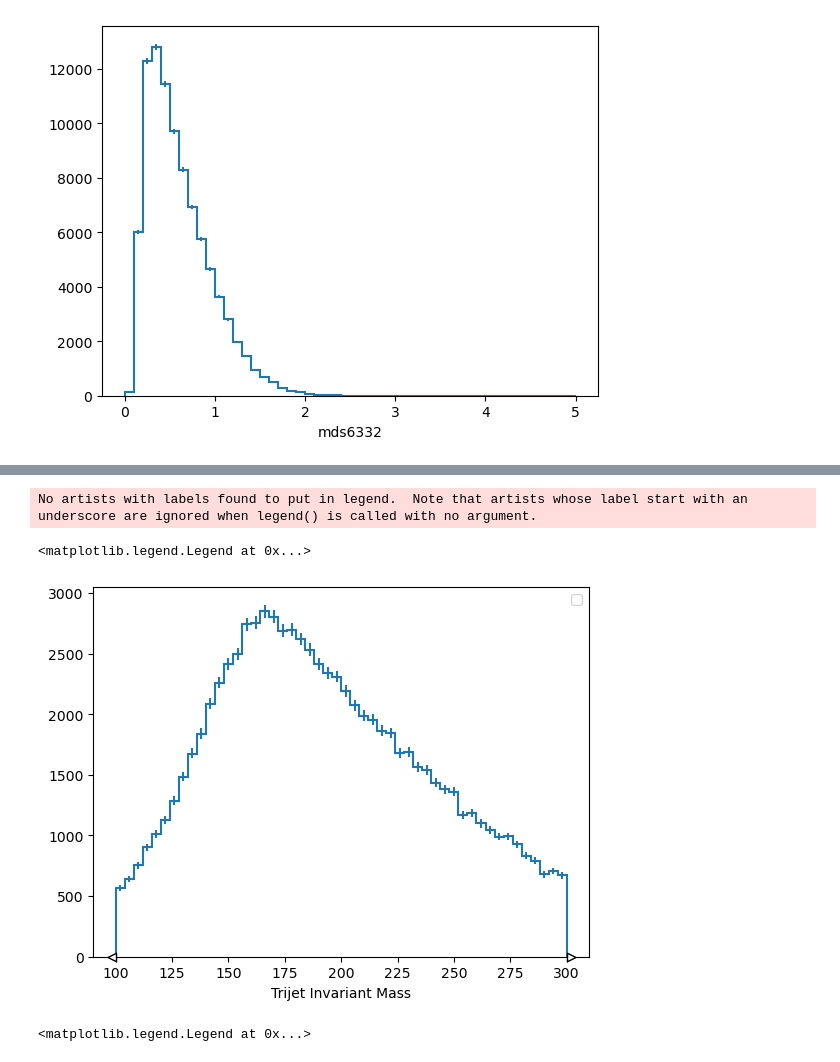
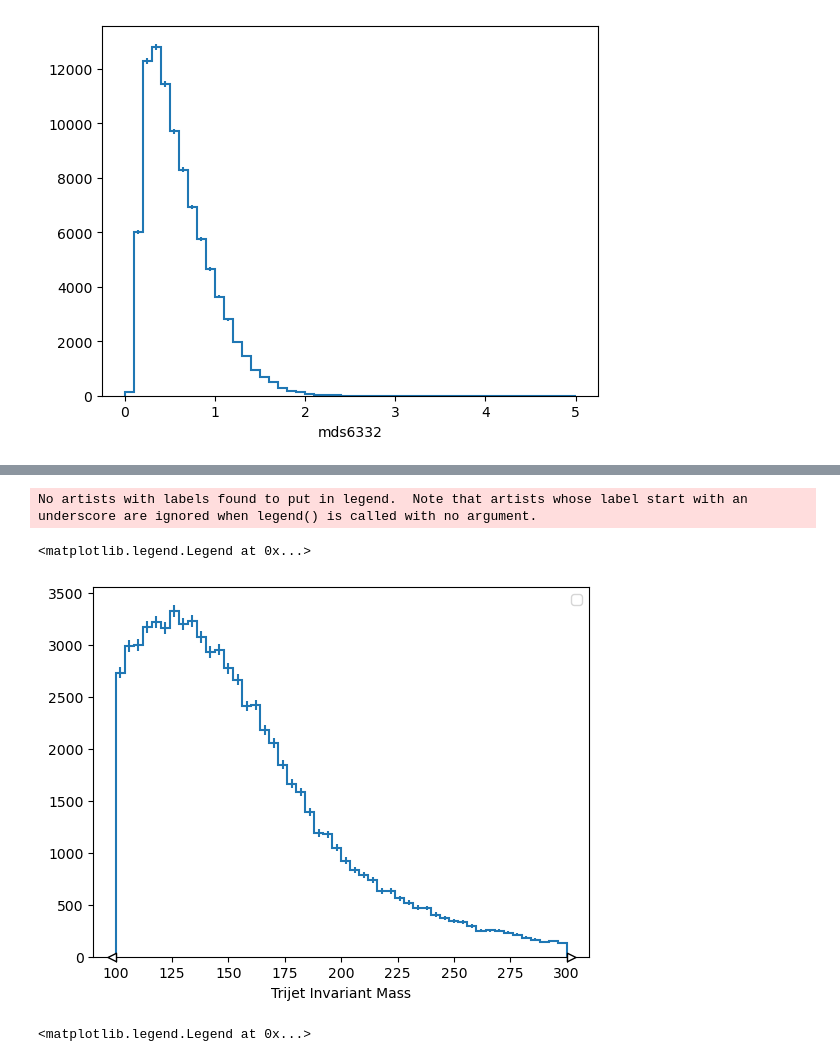
Before and after one commit to akanugan/MultiJets, a Jupyter notebook: run3_ntuplizer.ipynb, the cells around one changed output, grey strips where cells are left out. Drawn from its saved outputs; the diff is of its cells as text; code cells hidden in the pictures.

```diff
--- a/run3_ntuplizer.ipynb
+++ b/run3_ntuplizer.ipynb
@@ -293,10 +333,10 @@ plt.legend(loc="upper right")
 # %%
-h4[:,"DeltaGr0"].plot(stack=False, histtype="step")
+h4[:,""].plot(stack=False, histtype="step")
 plt.legend(loc="upper right")
 # %% [output]
 No artists with labels found to put in legend.  Note that artists whose label start with an underscore are ignored when legend() is called with no argument.
 <matplotlib.legend.Legend at 0x...>
-[figure, old version]
+[figure, new version]
 # %%
 h4[:,["DeltaGr125","DeltaGr0","DeltaGr250"]].plot(stack=False, histtype="step")
 plt.yscale("log")
```
Also changed, not shown: parts of 13 cells of this notebook, 2 other files.
